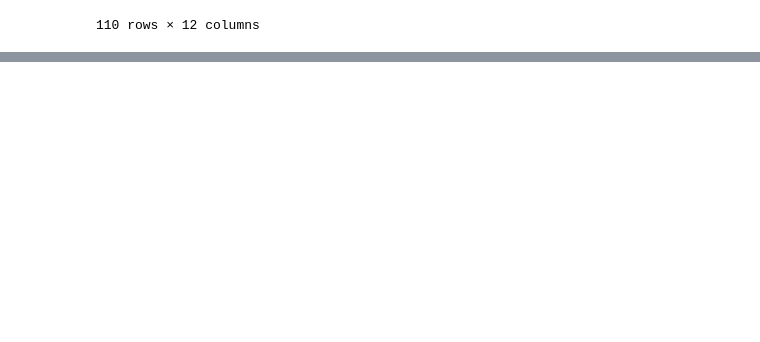
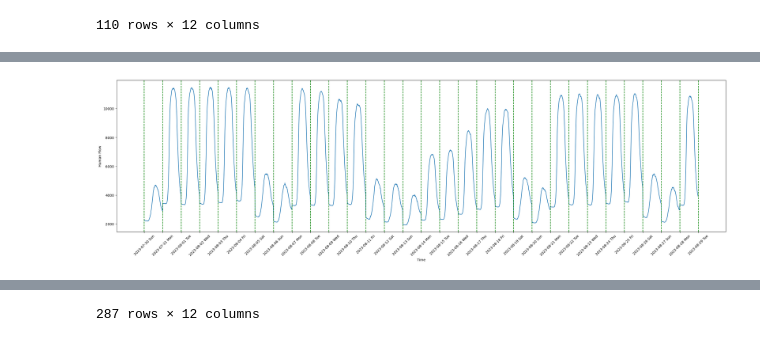
Before and after one commit to no00ne/KDD2025-main, a Jupyter notebook: vis.ipynb, the cells around one changed output, grey strips where cells are left out. Saved outputs shown, nothing was run; the diff lists cells and outputs as text; code cells hidden in the pictures; blank space fills up the shorter version.

```diff
--- a/vis.ipynb
+++ b/vis.ipynb
@@ -388,0 +393,7 @@ vis(target_date, window_range, target_region)
+# %%
+target_date = '2023-08-14 00:00:00'
+window_range = 15
+target_region = '東京都中央区'
+vis(target_date, window_range, target_region)
+# %% [output]
+[figure, added]
@@ -388,0 +412 @@ vis(target_date, window_range, target_region)
+287 rows × 12 columns
```
Also changed, not shown: parts of 3 cells of this notebook, 7 other files.
